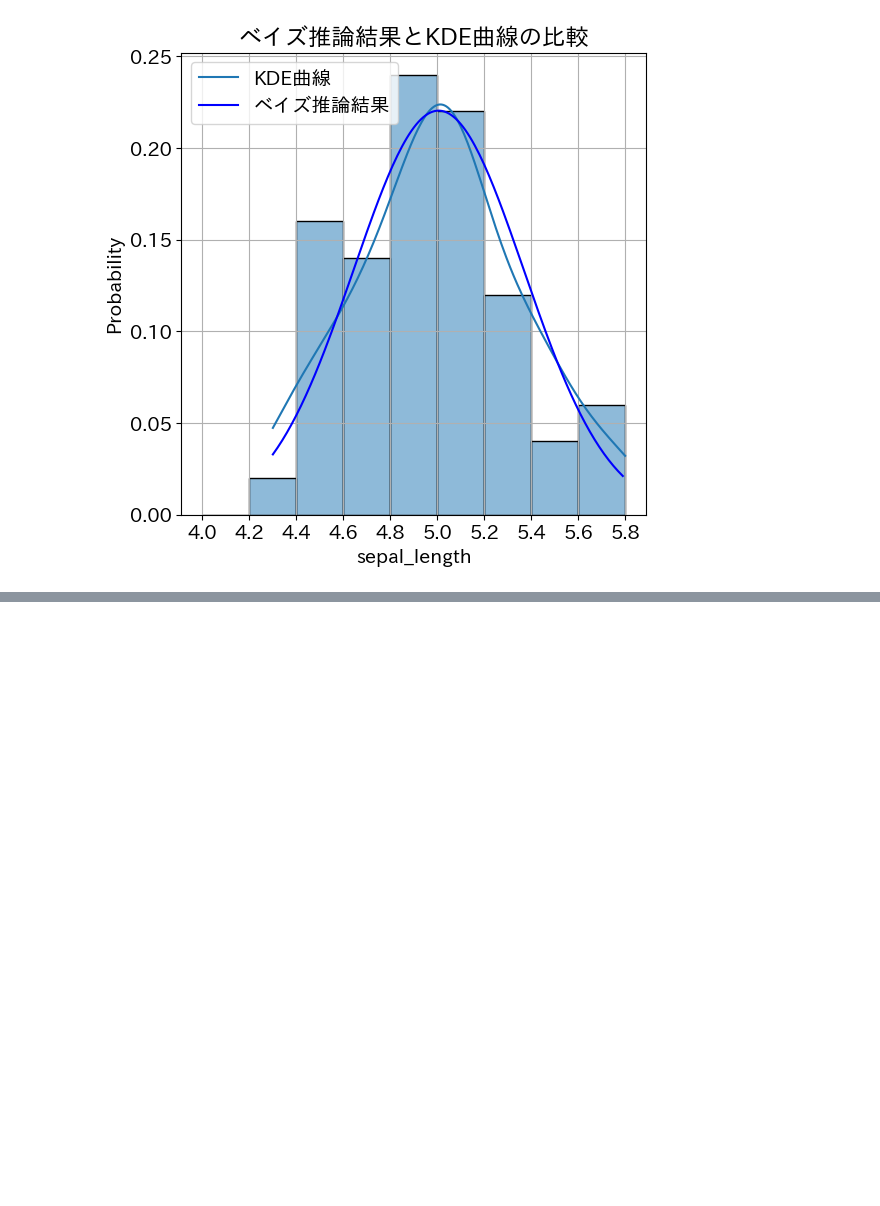
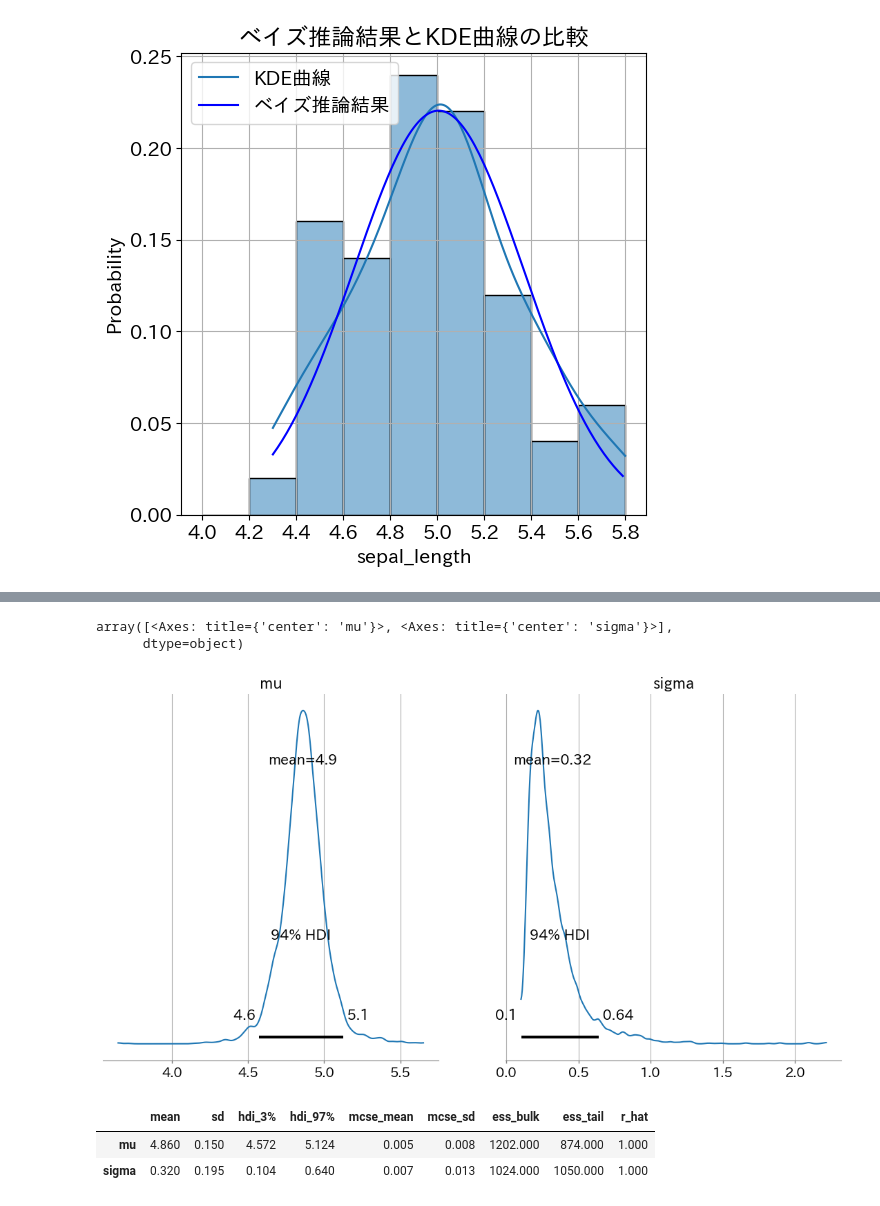
Before and after one commit to maton369/Bayesian_Inference_Practice, a Jupyter notebook: 5_1_データ分布のベイズ推論.ipynb, the cells around one changed output, grey strips where cells are left out. Saved outputs shown, nothing was run; the diff lists cells and outputs as text; code cells hidden in the pictures; blank space fills up the shorter version.

```diff
--- a/5_1_データ分布のベイズ推論.ipynb
+++ b/5_1_データ分布のベイズ推論.ipynb
@@ -584,0 +648,10 @@ plt.legend()
+# %%
+model2 = pm.Model()
+
+with model2:
+    mu = pm.Normal("mu", mu=0.0, sigma=10.0)
+    sigma = pm.HalfNormal("sigma", sigma=10.0)
+    X_obs = pm.Normal("X_obs", mu=mu, sigma=sigma, observed=X_less)
+
+    # サンプリング
+    idata2 = pm.sample(random_seed=42)
@@ -584,0 +666,13 @@ plt.legend()
+# %%
+az.plot_posterior(idata2)
+# %% [output]
+array([<Axes: title={'center': 'mu'}>, <Axes: title={'center': 'sigma'}>],
+      dtype=object)
+[figure, added]
+# %%
+summary2 = az.summary(idata2)
+display(summary2)
+# %% [output]
+|  | mean | sd | hdi_3% | hdi_97% | mcse_mean | mcse_sd | ess_bulk | ess_tail | r_hat |
+| mu | 4.860 | 0.150 | 4.572 | 5.124 | 0.005 | 0.008 | 1202.000 | 874.000 | 1.000 |
+| sigma | 0.320 | 0.195 | 0.104 | 0.640 | 0.007 | 0.013 | 1024.000 | 1050.000 | 1.000 |
```
Also changed, not shown: parts of 2 cells of this notebook.
